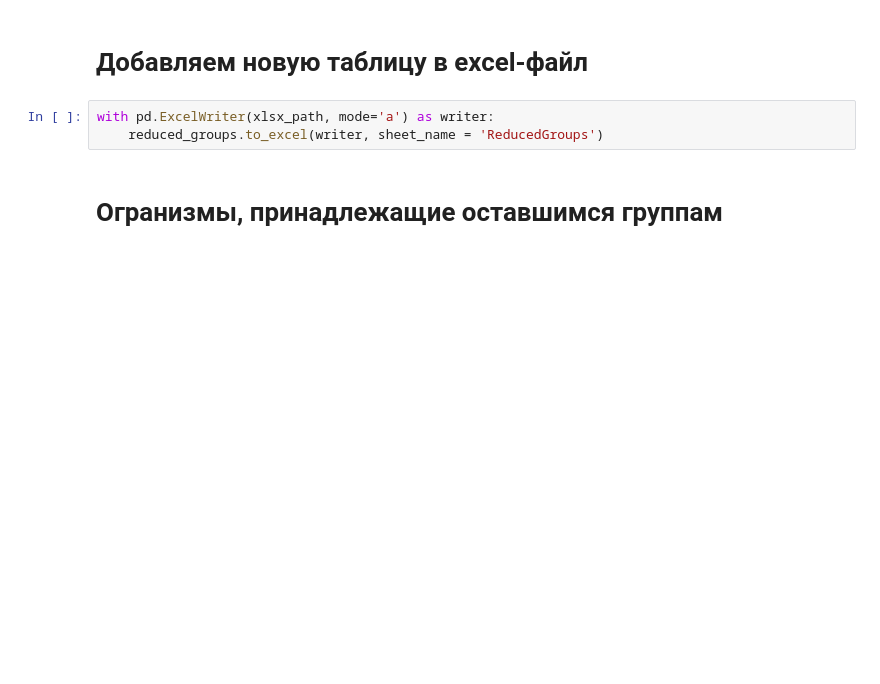
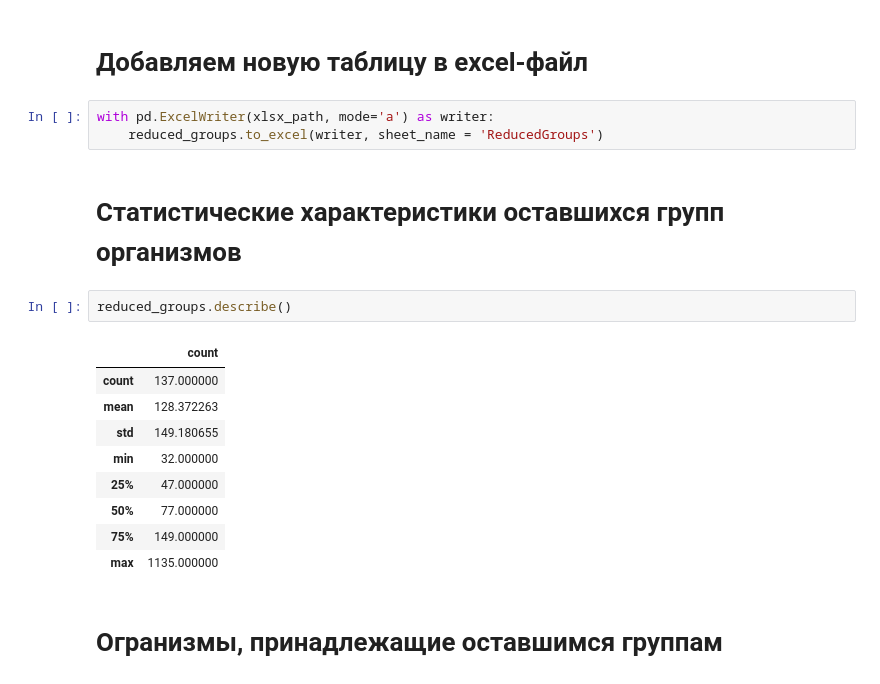
Before and after one commit to confect1on/biology_data_preprocessing, a Jupyter notebook: data_preprocessing.ipynb, the cells around one changed output. Drawn from its saved outputs; the diff is of its cells as text; blank space fills up the shorter version.

```diff
--- a/data_preprocessing.ipynb
+++ b/data_preprocessing.ipynb
@@ -103,6 +114,20 @@ reduced_groups
 # %%
 with pd.ExcelWriter(xlsx_path, mode='a') as writer:
     reduced_groups.to_excel(writer, sheet_name = 'ReducedGroups')
+# %% [markdown]
+# Статистические характеристики оставшихся групп организмов
+# %%
+reduced_groups.describe()
+# %% [output]
+|  | count |
+| count | 137.000000 |
+| mean | 128.372263 |
+| std | 149.180655 |
+| min | 32.000000 |
+| 25% | 47.000000 |
+| 50% | 77.000000 |
+| 75% | 149.000000 |
+| max | 1135.000000 |
 # %% [markdown]
 # Огранизмы, принадлежащие оставшимся группам
 # %%
```
Also changed, not shown: parts of 7 cells of this notebook.
